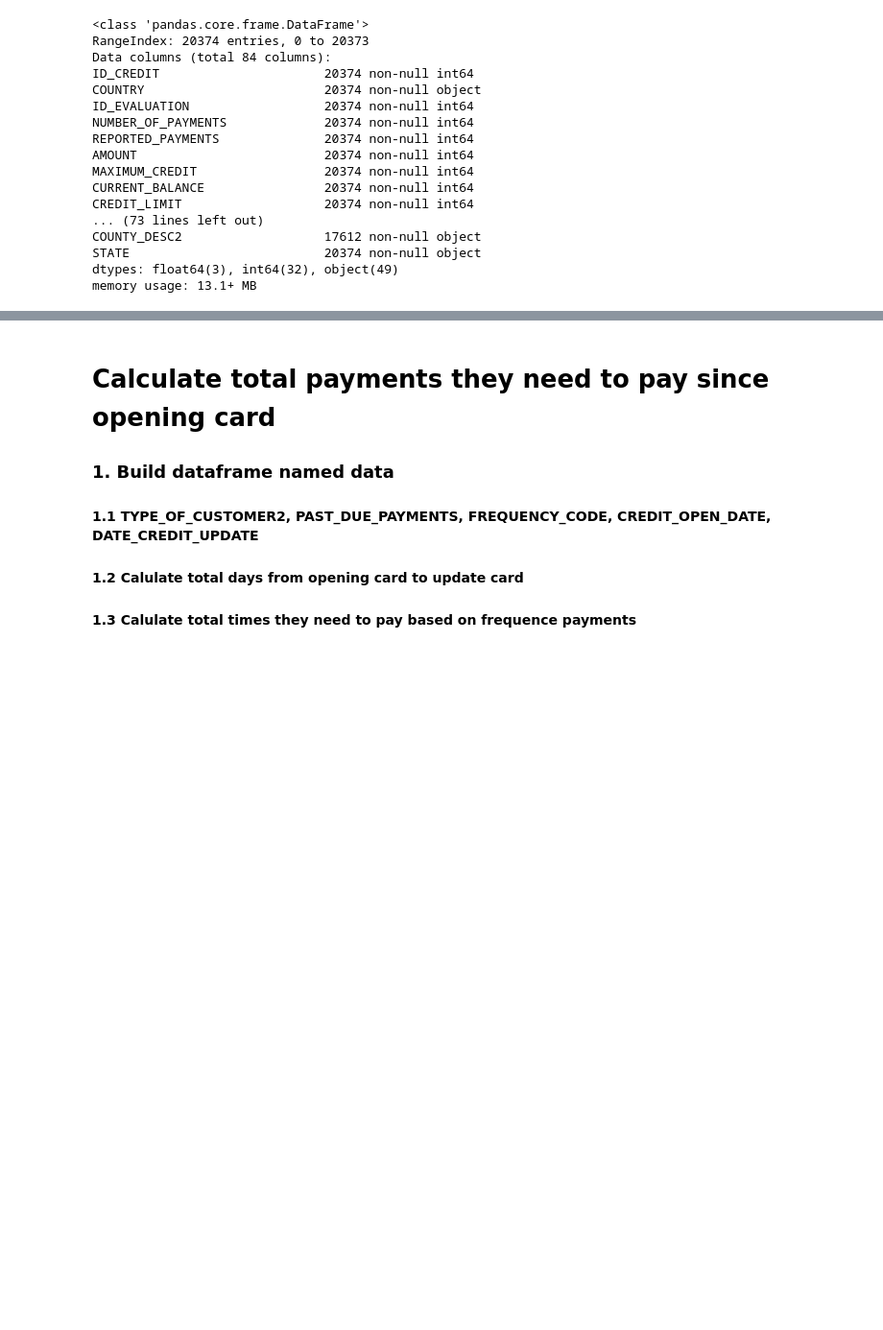
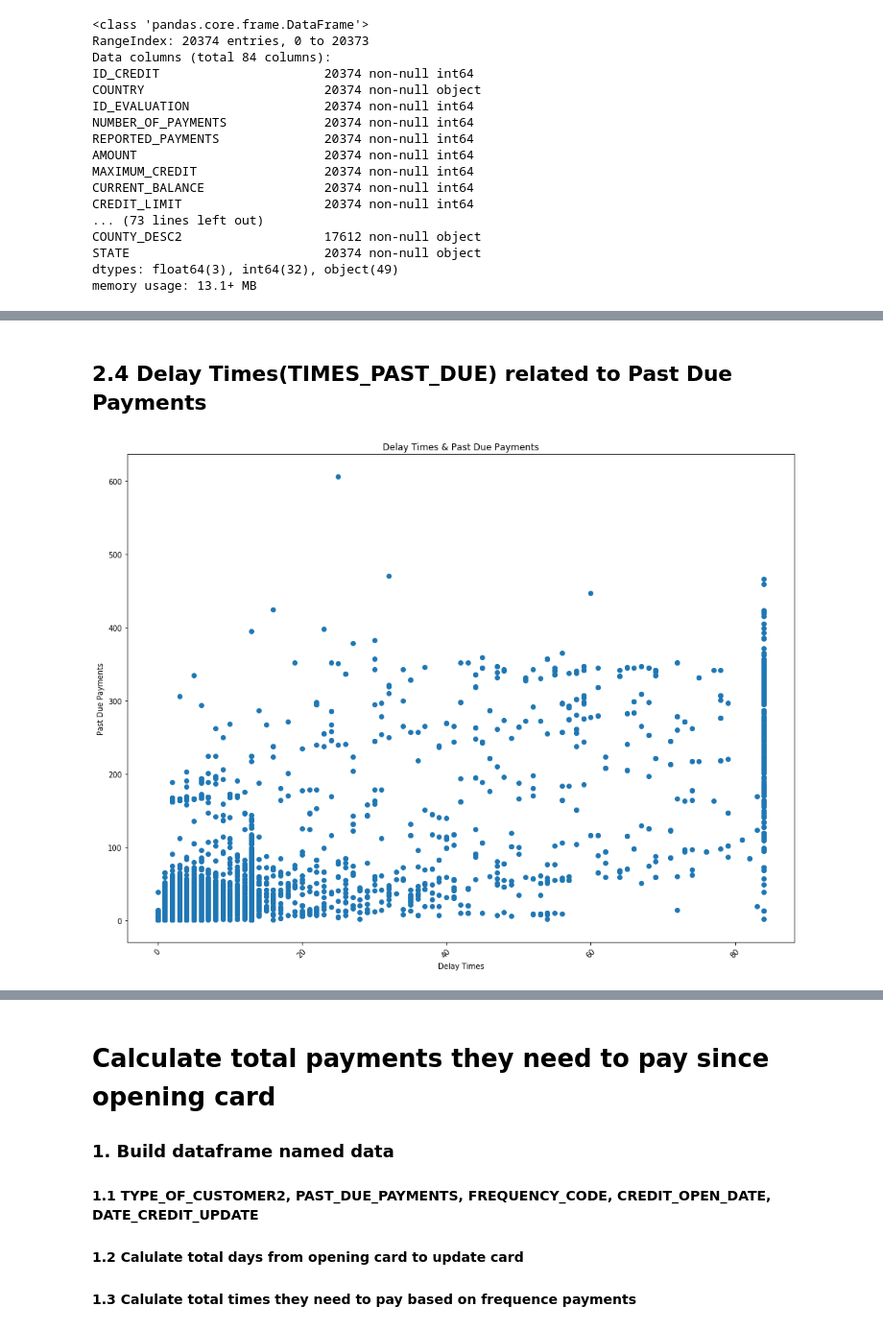
Before and after one commit to danaoke/Bank1, a Jupyter notebook: Data_process.ipynb, the cells around one changed output, grey strips where cells are left out. Shown at 96% size. Drawn from its saved outputs; the diff is of its cells as text; code cells hidden in the pictures; blank space fills up the shorter version.

```diff
--- a/Data_process.ipynb
+++ b/Data_process.ipynb
@@ -314,0 +103,12 @@ integrate_data.to_excel("./DB_INTERGRATE_ENGLISH.xlsx")
+# %% [markdown]
+## 2.4 Delay Times(TIMES_PAST_DUE) related to Past Due Payments
+# %%
+plt.figure(figsize=(16, 12))
+plt.scatter(data_person.loc[data_person['Fraud'] == 1].TIMES_PAST_DUE, data_person.loc[data_person['Fraud'] == 1].PAST_DUE_PAYMENTS)
+plt.title('Delay Times & Past Due Payments')
+plt.xlabel('Delay Times')
+plt.ylabel('Past Due Payments')
+plt.xticks(rotation=45)
+plt.show()
+# %% [output]
+[figure, added]
```
Also changed, not shown: parts of 94 cells of this notebook.
